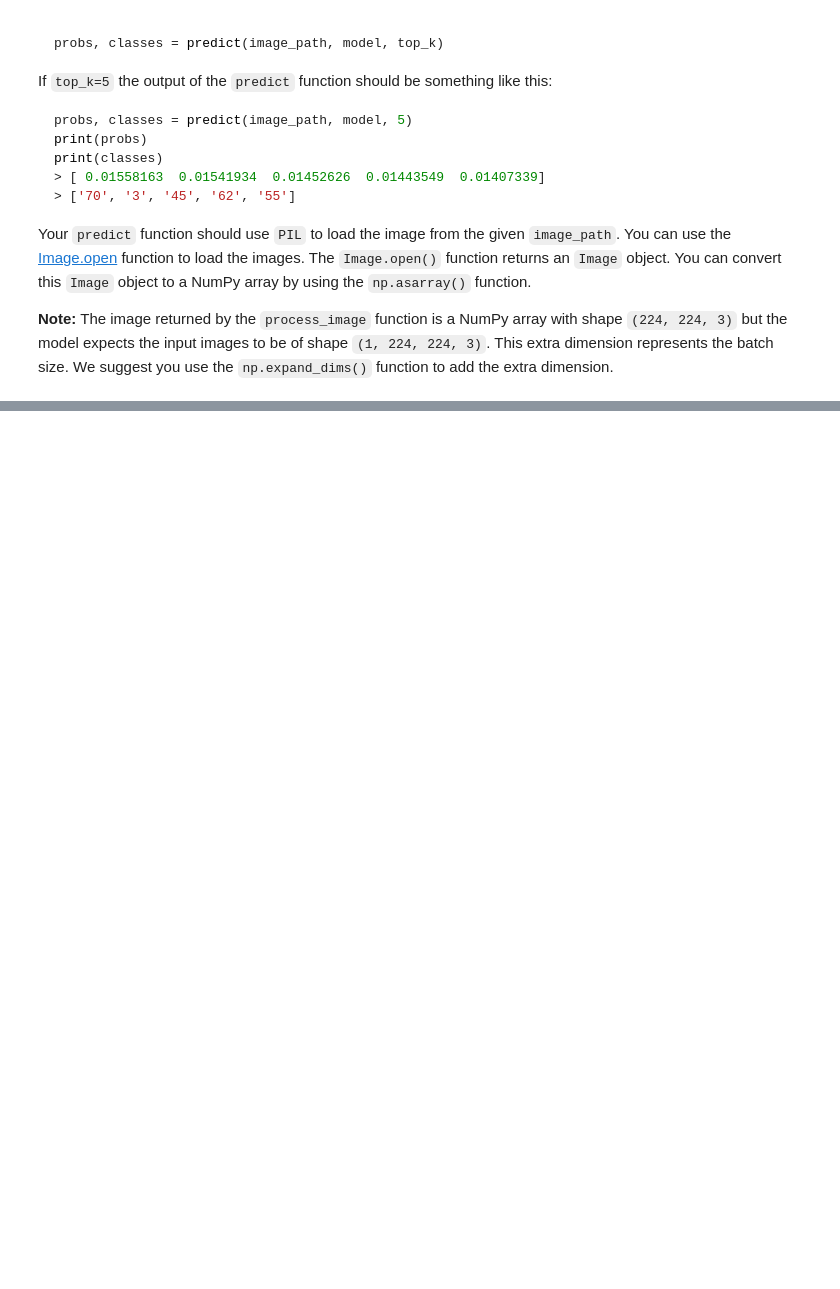
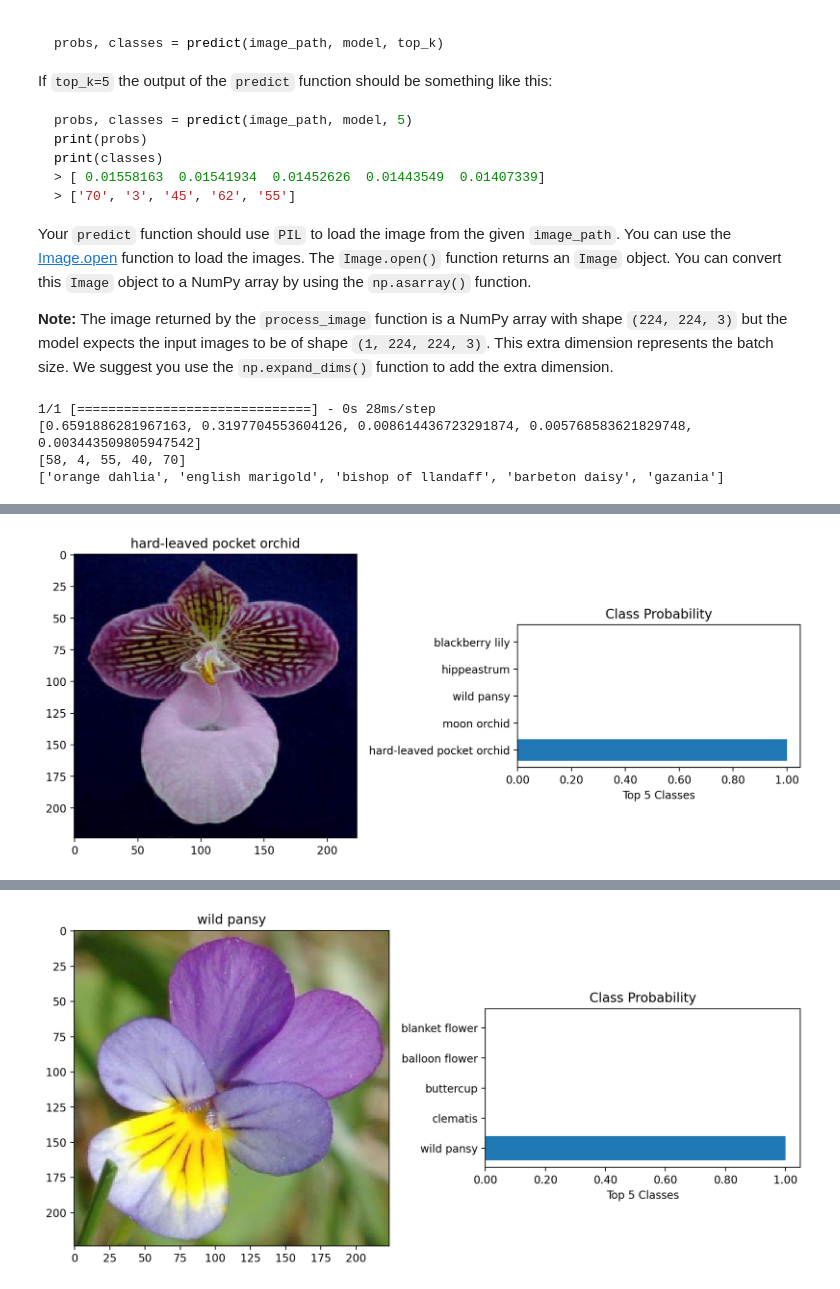
Before and after one commit to darinjswilliams/intro-to-ml-tensorflow, a Jupyter notebook: projects/p2_image_classifier/Project_Image_Classifier_Project.ipynb, the cells around one changed output, grey strips where cells are left out. Saved outputs shown, nothing was run; the diff lists cells and outputs as text; code cells hidden in the pictures; blank space fills up the shorter version.

```diff
--- a/projects/p2_image_classifier/Project_Image_Classifier_Project.ipynb
+++ b/projects/p2_image_classifier/Project_Image_Classifier_Project.ipynb
@@ -468,3 +499,14 @@ Your `predict` function should use `PIL` to load the image from the given `image
+# %%
+probs, classes, flowers = predict(image_path='./test_images/orange_dahlia.jpg', model=reloaded_keras_model, top_k=5)
+
+print(probs)
+print(classes)
+print(flowers)
+# %% [output]
+1/1 [==============================] - 0s 28ms/step
+[0.6591886281967163, 0.3197704553604126, 0.008614436723291874, 0.005768583621829748, 0.003443509805947542]
+[58, 4, 55, 40, 70]
+['orange dahlia', 'english marigold', 'bishop of llandaff', 'barbeton daisy', 'gazania']
 # %% [markdown]
 # Sanity Check
 
@@ -484,0 +525,27 @@ You can convert from the class integer labels to actual flower names using `clas
+# %%
+# TODO: Plot the input image along with the top 5 classes
+def sanity_check(image_path, model):
+
+    probs, classes, flower_names = predict(image_path, model)
+
+    image = Image.open(image_path)
+    np_image = np.asarray(image)
+    image = process_image(np_image)
+
+    y_pos = np.arange(len(flower_names))  #set the length of names on Y axis
+
+    fig, (ax1, ax2) = plt.subplots(figsize=(10,10), ncols=2)
+    ax1.imshow(image)
+    ax1.set_title(flower_names[0])
+    ax2.barh(flower_names, probs)
+    ax2.set_yticks(y_pos, labels=flower_names)
+    ax2.xaxis.set_major_formatter('{x:.2f}')
+    ax2.set_title('Class Probability')
+    ax2.set_xlabel('Top 5 Classes')
+    ax2.set_aspect(0.1)
+    plt.tight_layout()
+    plt.show()
+# %%
+sanity_check(image_path='./test_images/hard-leaved_pocket_orchid.jpg', model=reloaded_keras_model)
+sanity_check(image_path='./test_images/wild_pansy.jpg', model=reloaded_keras_model)
+# %% [output]
@@ -484,0 +553 @@ You can convert from the class integer labels to actual flower names using `clas
+[figure, added]
@@ -484,0 +555 @@ You can convert from the class integer labels to actual flower names using `clas
+[figure, added]
```
Also changed, not shown: parts of 11 cells of this notebook.
